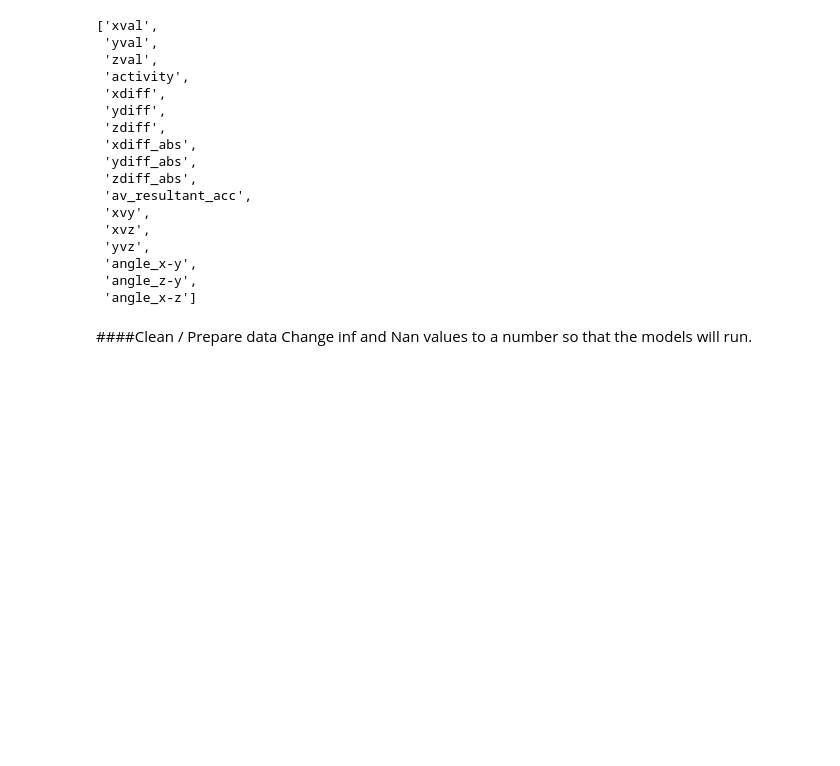
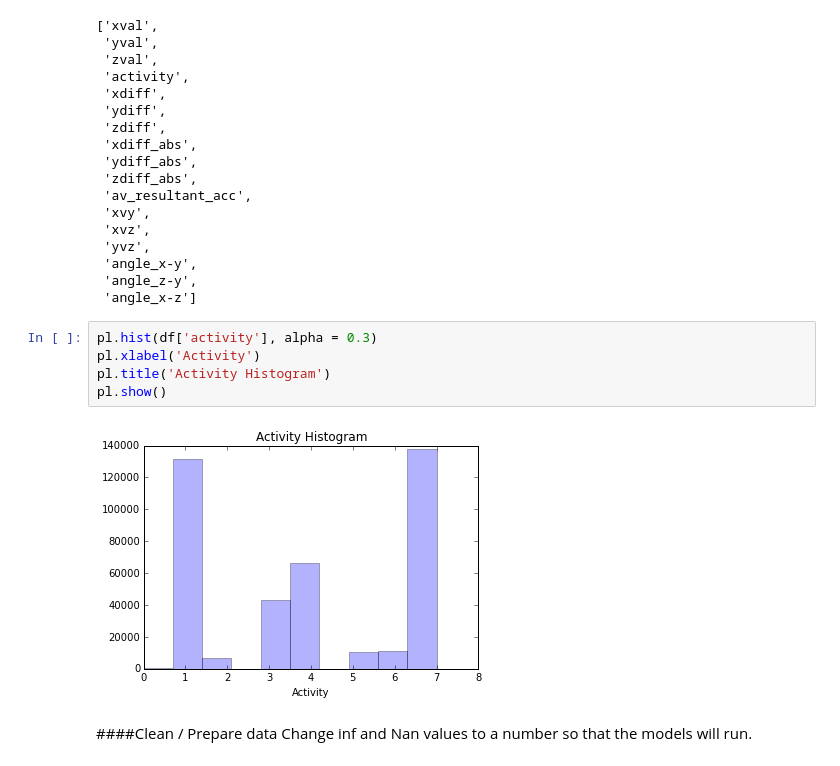
Before and after one commit to molliemarie/DS-Projects, a Jupyter notebook: Accelerometer/accelerometer2.ipynb, the cells around one changed output. Drawn from its saved outputs; the diff is of its cells as text; blank space fills up the shorter version.

```diff
--- a/Accelerometer/accelerometer2.ipynb
+++ b/Accelerometer/accelerometer2.ipynb
@@ -292,6 +293,13 @@ list(df.columns.values)
  'angle_x-y',
  'angle_z-y',
  'angle_x-z']
+# %%
+pl.hist(df['activity'], alpha = 0.3)
+pl.xlabel('Activity')
+pl.title('Activity Histogram')
+pl.show()
+# %% [output]
+[figure, added]
 # %% [markdown]
 ####Clean / Prepare data
 Change inf and Nan values to a number so that the models will run.
```
Also changed, not shown: parts of 38 cells of this notebook.
